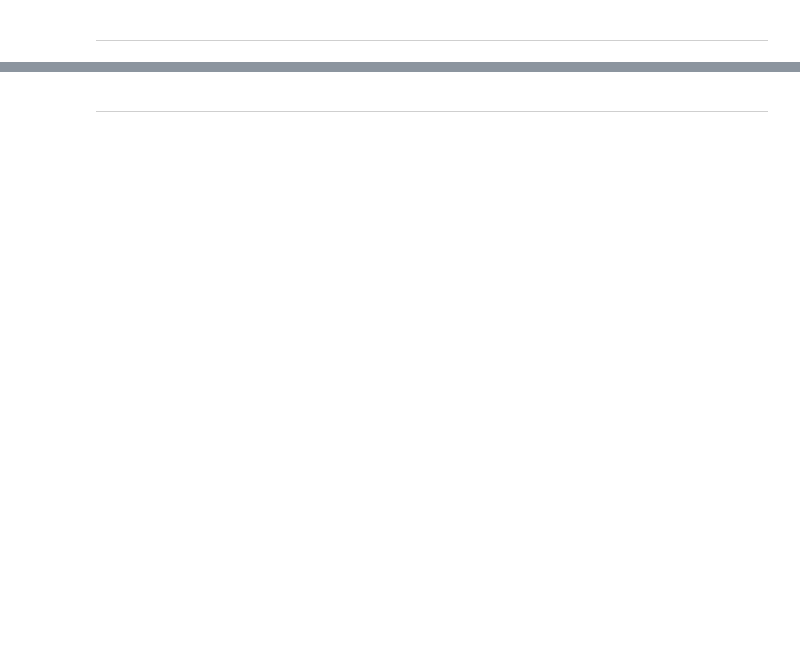
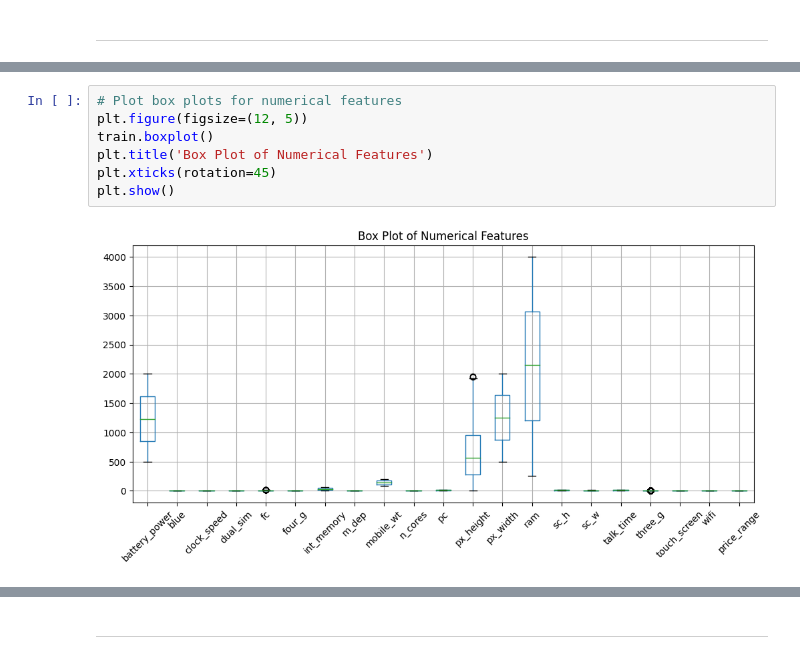
Before and after one commit to giordanovitale/Bayesian-Analysis, a Jupyter notebook: project.ipynb, the cells around one changed output, grey strips where cells are left out. Cells and saved outputs as stored; diff of their text form; blank space fills up the shorter version.

```diff
--- a/project.ipynb
+++ b/project.ipynb
@@ -194,0 +282,9 @@ y = mushroom['poisonous']
+# %%
+# Plot box plots for numerical features
+plt.figure(figsize=(12, 5))
+train.boxplot()
+plt.title('Box Plot of Numerical Features')
+plt.xticks(rotation=45)
+plt.show()
+# %% [output]
+[figure, added]
```
Also changed, not shown: parts of 120 cells of this notebook.
